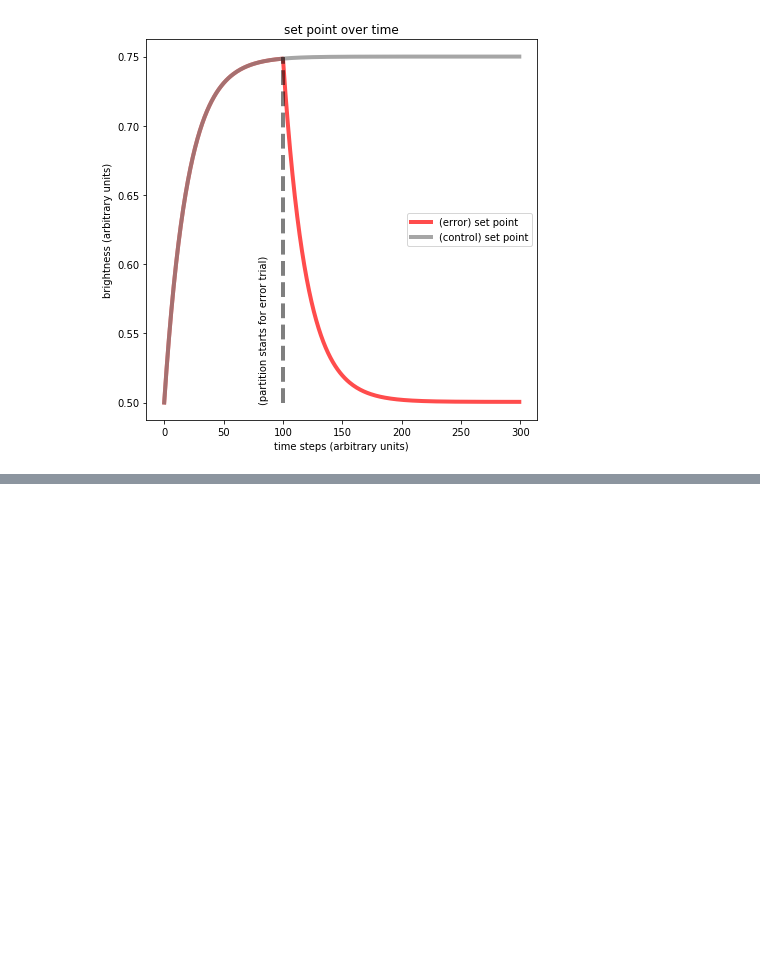
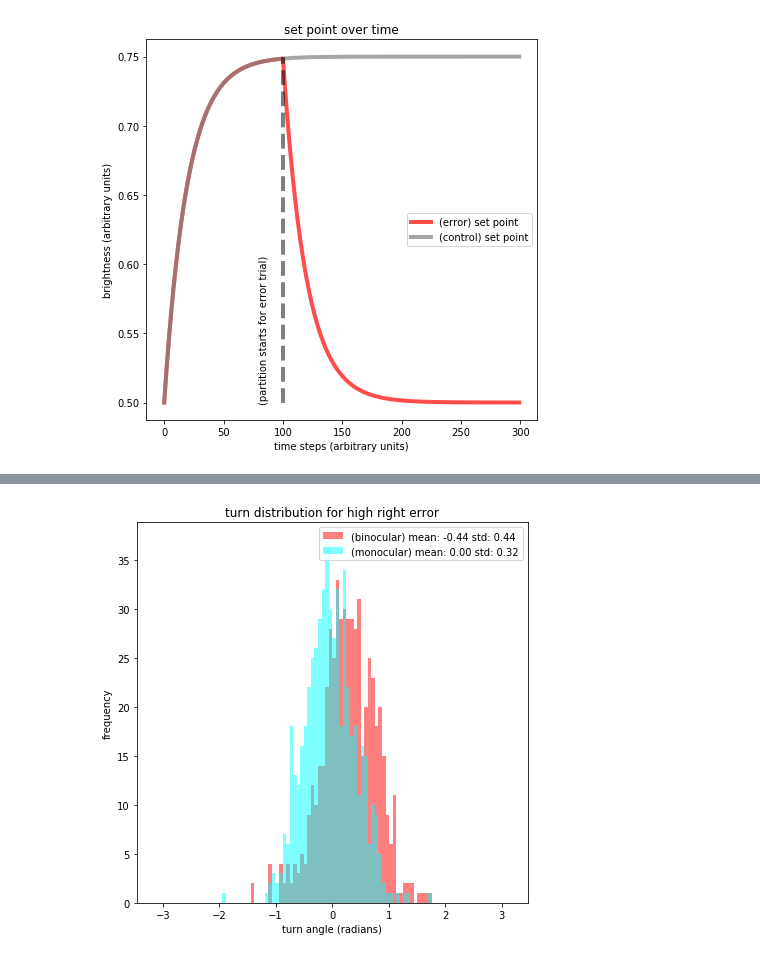
Before and after one commit to diptodip/brightfish, a Jupyter notebook: experiments/partitioned_halves.ipynb, the cells around one changed output, grey strips where cells are left out. Cells and saved outputs as stored; diff of their text form; code cells hidden in the pictures; blank space fills up the shorter version.

```diff
--- a/experiments/partitioned_halves.ipynb
+++ b/experiments/partitioned_halves.ipynb
@@ -75,0 +87,4 @@ plt.show()
+# %%
+# perform white/black to white/gray study for binocular fish
+f = fish.BinocularFish(np.pi/2, (25, 25), static=True, set_point=0.5, max_diff=0.75, learning_rate=1e-2, p_move=0.2, move_dist={'mu': 5.0, 'sigma': 1.0})
+binocular_params = f.run(partitioned_halves, 550)
@@ -75,0 +111,11 @@ plt.show()
+# %%
+fig = plt.figure(figsize=(7, 7))
+plt.hist(binocular_params['theta'], range=(-np.pi, np.pi), bins=100, color='red', alpha=0.5, label=f"(binocular) mean: {np.mean(binocular_params['theta'][500:]):.2f} std: {np.std(binocular_params['theta'][500:]):.2f}")
+plt.hist(monocular_params['theta'], range=(-np.pi, np.pi), bins=100, color='cyan', alpha=0.5, label=f"(monocular) mean: {np.mean(monocular_params['theta'][500:]):.2f} std: {np.std(monocular_params['theta'][500:]):.2f}")
+plt.title('turn distribution for high right error')
+plt.xlabel('turn angle (radians)')
+plt.ylabel('frequency')
+plt.legend(loc='best')
+plt.show()
+# %% [output]
+[figure, added]
```
Also changed, not shown: parts of 9 cells of this notebook.
